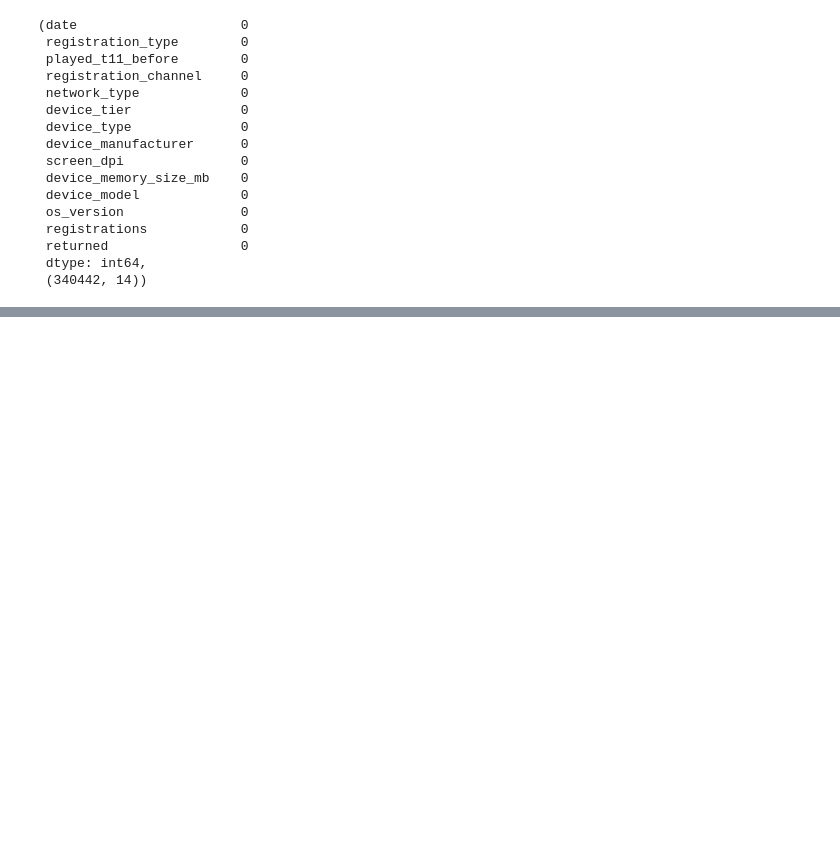
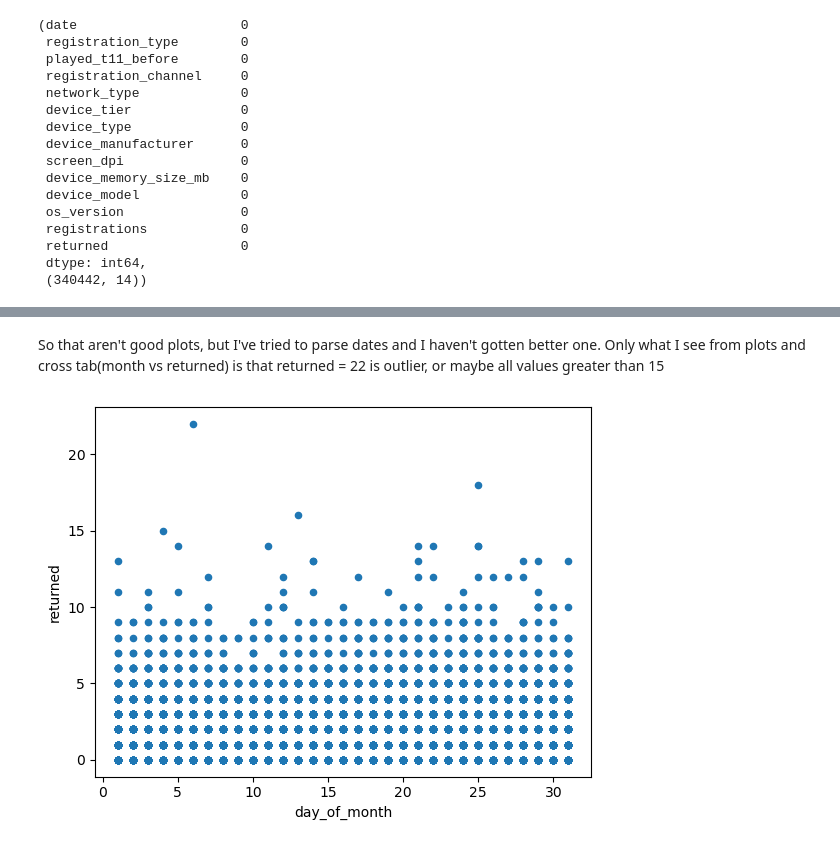
Before and after one commit to alexiandra97/T11-ML-project, a Jupyter notebook: T11-Machine-learning-model.ipynb, the cells around one changed output, grey strips where cells are left out. Saved outputs shown, nothing was run; the diff lists cells and outputs as text; code cells hidden in the pictures; blank space fills up the shorter version.

```diff
--- a/T11-Machine-learning-model.ipynb
+++ b/T11-Machine-learning-model.ipynb
@@ -318,0 +388,7 @@ df.tail()
+# %% [markdown]
+So that aren't good plots, but I've tried to parse dates and I haven't gotten better one.
+Only what I see from plots and cross tab(month vs returned) is that returned = 22 is outlier, or maybe all values greater than 15
+# %%
+df_train.plot(x='day_of_month', y='returned',kind='scatter');
+# %% [output]
+[figure, added]
```
Also changed, not shown: parts of 41 cells of this notebook.
